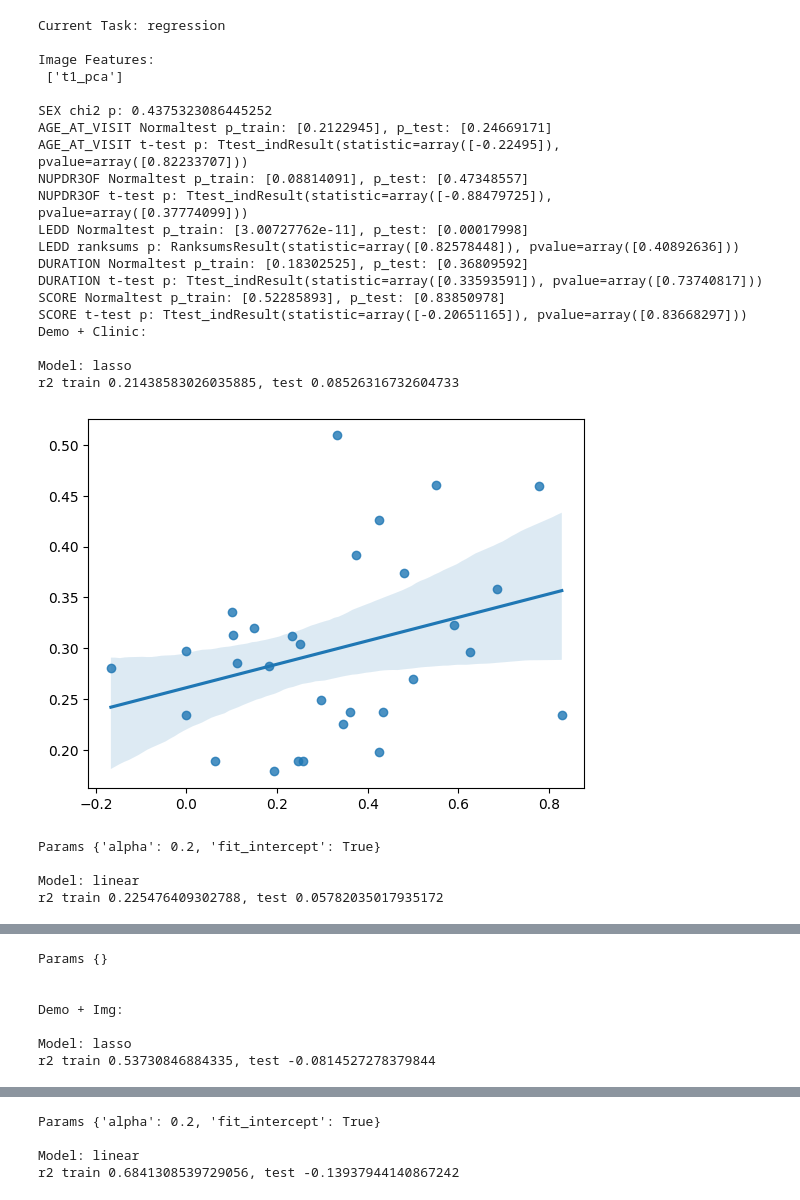
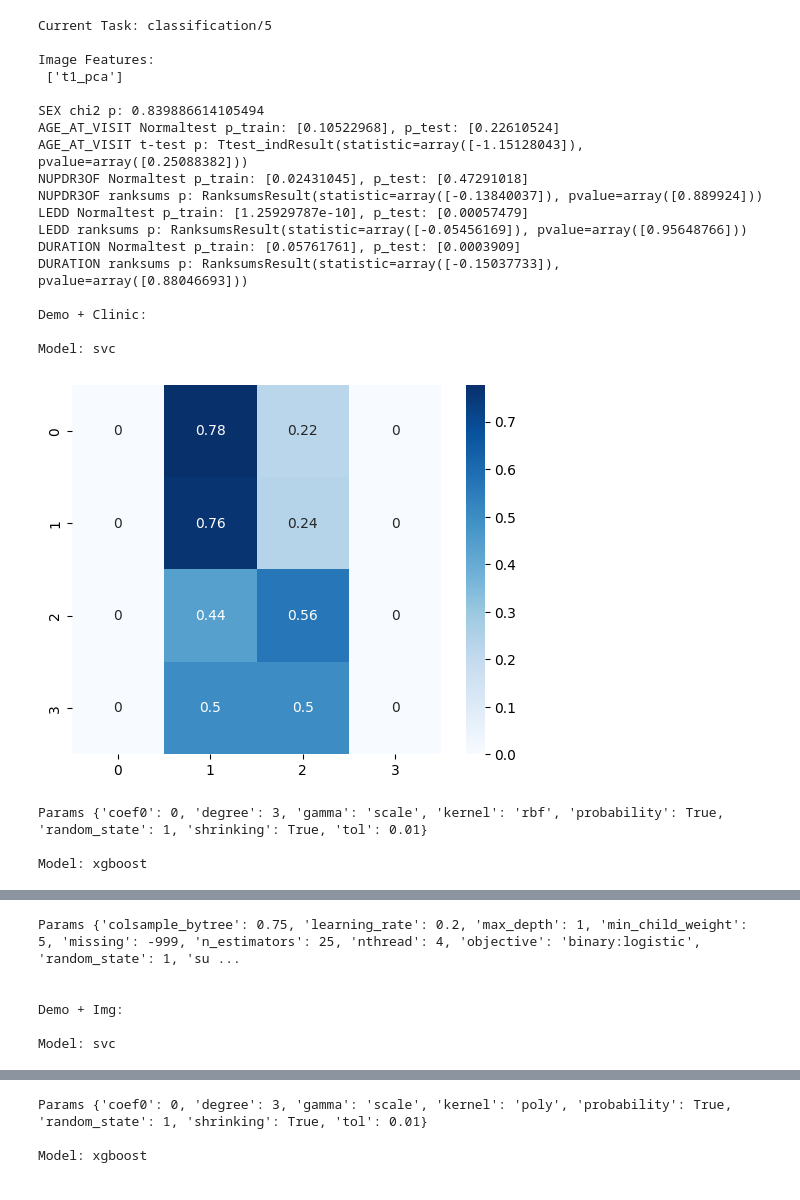
Before and after one commit to Biobots/Levodopa_Parkinson_MRI, a Jupyter notebook: prototype.ipynb, the cells around one changed output, grey strips where cells are left out. Saved outputs shown, nothing was run; the diff lists cells and outputs as text; code cells hidden in the pictures.

```diff
--- a/prototype.ipynb
+++ b/prototype.ipynb
@@ -11,9 +11,16 @@ from pipe.stats import stats_analyze
 # None-image features
 data = getDataPandas()
 data = data.sample(frac=1, random_state=1)
-data = data.drop_duplicates(subset=['PATNO'], keep='first').reset_index(drop=True)
+data = data.drop_duplicates(subset=['PATNO', 'EVENT_ID'], keep='first').reset_index(drop=True)
 data = data.drop(data[data['NUPDR3OF'] < 5].index).reset_index(drop=True)
 data = data.drop(data[data['LEDD'] > 5000].index).reset_index(drop=True)
+data['GROUP'] = data['PATNO'].astype(str) + data['EVENT_ID'].astype(str)
+# %%
+import numpy as np
+cat5_max = np.max(data['SCORE'])
+cat5_min = np.min(data['SCORE'])
+cat5_interval = (cat5_max - cat5_min) / 4
+data['CAT5'] = ((data['SCORE'] - cat5_min) / cat5_interval).astype(int)
 # %%
 model_config = getConfig('model')
 data_config = getConfig('data')
@@ -22,6 +29,7 @@ group = data_config['data_group']
 # %%
 # Tasks include models used
 TASKS = [
+    'classification/5',
     'regression',
     'classification/2'
 ]
@@ -51,7 +59,14 @@ for task_name in TASKS:
         y = data[[task['output']]]
         # Split the dataset (To be overwritten later)
         # Potential solution for dataset split: https://github.com/sdpython/pandas_streaming/blob/a1fa7b9300838c8136edb49312ba2d6209b46cc9/pandas_streaming/df/connex_split.py#L386
-        x_clinic_train, x_clinic_test, y_train, y_test = train_test_split(x, y, test_size=0.2, random_state=12, stratify=(y if task['stratify'] else None))
+        #x_clinic_train, x_clinic_test, y_train, y_test = train_test_split(x, y, test_size=0.2, random_state=12, stratify=(y if task['stratify'] else None))
+        splitter = GroupShuffleSplit(test_size=0.2, n_splits=1, random_state=10)
+        split = splitter.split(data, groups=data['GROUP'])
+        train_inds, test_inds = next(split)
+        x_clinic_train = x.iloc[train_inds].reset_index(drop=True)
+        x_clinic_test = x.iloc[test_inds].reset_index(drop=True)
+        y_train = y.iloc[train_inds].reset_index(drop=True)
+        y_test = y.iloc[test_inds].reset_index(drop=True)
         # Statistical Analysis
         stats_analyze(x_clinic_train, x_clinic_test, y_train, y_test, data_config)
         # Empty dataframes to fill with image features
@@ -109,49 +124,46 @@ for task_name in TASKS:
                 for metric in metric_list:
                     metric_func = Metrics_LUT[metric[0]]
                     # predict_proba True
                     # predic        False
                     pred_func = best.predict_proba if metric[1] else best.predict
                     train_pred = pred_func(x_train)
                     test_pred = pred_func(x_test)
                     # TODO: multiclass support should be implemented via metric_func
                     log_func('{} train {}, test {}'.format(metric[0],
                                                            metric_func(y_train[task['output']].to_numpy(), train_pred),
                                                            metric_func(y_test[task['output']].to_numpy(), test_pred)
                                                            ))
                 plot_list = task['plot']
                 for plot in plot_list:
                     plot_func = Plot_LUT[plot[0]]
                     pred_func = best.predict_proba if plot[1] else best.predict
                     train_pred = pred_func(x_train)
                     test_pred = pred_func(x_test)
                     plot_func(y_test[task['output']].to_numpy(), test_pred)
                     plt.show()
                 log_func('Params {}'.format(cv.best_params_)) # best.get_params()
                 log_func()
             log_func()
 # %% [output]
-Current Task: regression
+Current Task: classification/5
 
 Image Features:
  ['t1_pca']
 
-SEX chi2 p: 0.4375323086445252
-AGE_AT_VISIT Normaltest p_train: [0.2122945], p_test: [0.24669171]
-AGE_AT_VISIT t-test p: Ttest_indResult(statistic=array([-0.22495]), pvalue=array([0.82233707]))
-NUPDR3OF Normaltest p_train: [0.08814091], p_test: [0.47348557]
-NUPDR3OF t-test p: Ttest_indResult(statistic=array([-0.88479725]), pvalue=array([0.37774099]))
-LEDD Normaltest p_train: [3.00727762e-11], p_test: [0.00017998]
-LEDD ranksums p: RanksumsResult(statistic=array([0.82578448]), pvalue=array([0.40892636]))
-DURATION Normaltest p_train: [0.18302525], p_test: [0.36809592]
-DURATION t-test p: Ttest_indResult(statistic=array([0.33593591]), pvalue=array([0.73740817]))
-SCORE Normaltest p_train: [0.52285893], p_test: [0.83850978]
-SCORE t-test p: Ttest_indResult(statistic=array([-0.20651165]), pvalue=array([0.83668297]))
+SEX chi2 p: 0.839886614105494
+AGE_AT_VISIT Normaltest p_train: [0.10522968], p_test: [0.22610524]
+AGE_AT_VISIT t-test p: Ttest_indResult(statistic=array([-1.15128043]), pvalue=array([0.25088382]))
+NUPDR3OF Normaltest p_train: [0.02431045], p_test: [0.47291018]
+NUPDR3OF ranksums p: RanksumsResult(statistic=array([-0.13840037]), pvalue=array([0.889924]))
+LEDD Normaltest p_train: [1.25929787e-10], p_test: [0.00057479]
+LEDD ranksums p: RanksumsResult(statistic=array([-0.05456169]), pvalue=array([0.95648766]))
+DURATION Normaltest p_train: [0.05761761], p_test: [0.0003909]
+DURATION ranksums p: RanksumsResult(statistic=array([-0.15037733]), pvalue=array([0.88046693]))
+
 Demo + Clinic:
 
-Model: lasso
-r2 train 0.21438583026035885, test 0.08526316732604733
+Model: svc
-[figure, old version]
+[figure, new version]
-Params {'alpha': 0.2, 'fit_intercept': True}
+Params {'coef0': 0, 'degree': 3, 'gamma': 'scale', 'kernel': 'rbf', 'probability': True, 'random_state': 1, 'shrinking': True, 'tol': 0.01}
 
-Model: linear
-r2 train 0.225476409302788, test 0.05782035017935172
+Model: xgboost
@@ -159,7 +171,6 @@ r2 train 0.225476409302788, test 0.05782035017935172
-Params {}
+Params {'colsample_bytree': 0.75, 'learning_rate': 0.2, 'max_depth': 1, 'min_child_weight': 5, 'missing': -999, 'n_estimators': 25, 'nthread': 4, 'objective': 'binary:logistic', 'random_state': 1, 'su ...
 
 
 Demo + Img:
 
-Model: lasso
-r2 train 0.53730846884335, test -0.0814527278379844
+Model: svc
@@ -167,4 +178,3 @@ r2 train 0.53730846884335, test -0.0814527278379844
-Params {'alpha': 0.2, 'fit_intercept': True}
+Params {'coef0': 0, 'degree': 3, 'gamma': 'scale', 'kernel': 'poly', 'probability': True, 'random_state': 1, 'shrinking': True, 'tol': 0.01}
 
-Model: linear
-r2 train 0.6841308539729056, test -0.13937944140867242
+Model: xgboost
```
Also changed, not shown: parts of 2 cells of this notebook, 3 other files.
